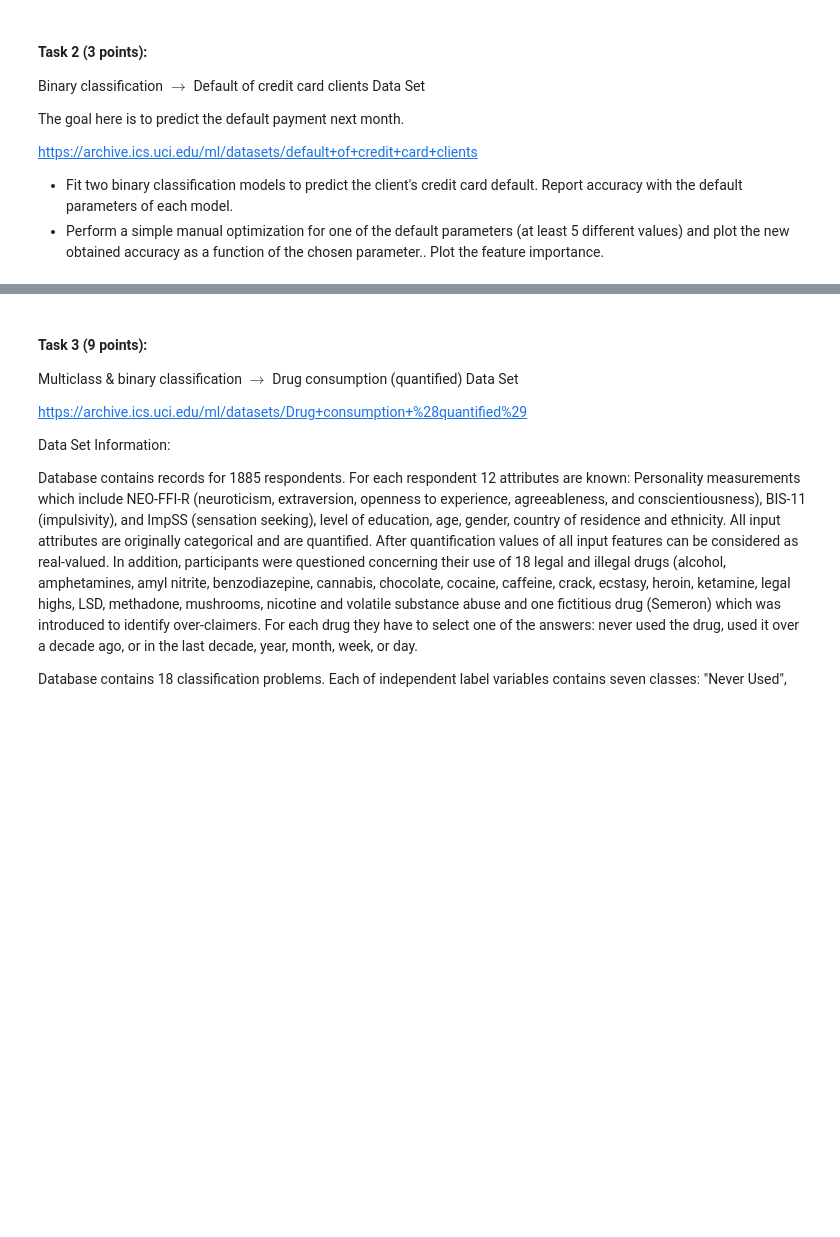
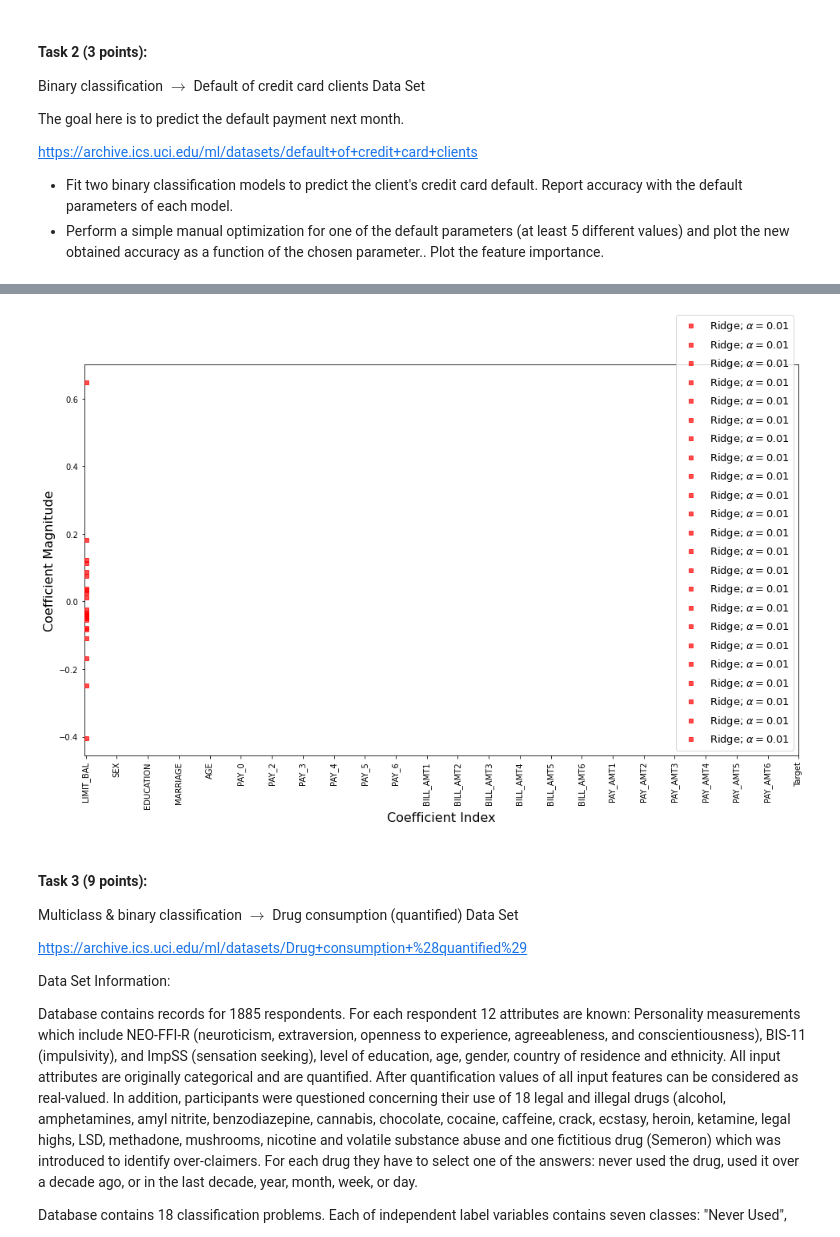
Before and after one commit to martinel-UAS/projects, a Jupyter notebook: Assignment_1/Assignment_1.ipynb, the cells around one changed output, grey strips where cells are left out. Drawn from its saved outputs; the diff is of its cells as text; code cells hidden in the pictures; blank space fills up the shorter version.

```diff
--- a/Assignment_1/Assignment_1.ipynb
+++ b/Assignment_1/Assignment_1.ipynb
@@ -164,0 +164,5 @@ df.head
+# %%
+# Split data
+X_train, X_test, y_train, y_test = train_test_split(X,y, test_size=0.3, random_state=42)
+print("X_train.shape: {} y_train.shape: {}".format(X_train.shape, y_train.shape))
+print("X_test.shape: {} y_test.shape: {}".format(X_test.shape, y_test.shape))
@@ -164,0 +226,31 @@ df.head
+# %%
+# Perform a simple manual optimization for one of the default parameters (at least 5 different values)
+c_param_range = [0.001, 0.01, 0.1, 1, 10, 100]
+models = ["Logistic Regression Train", "Logistic Regression Test", "Linear SVC Train", "Linear SVC Test"]
+
+log_reg_score_train = []
+log_reg_score_test = []
+lin_svc_score_train = []
+lin_svc_score_test = []
+
+r2_dataset = pd.DataFrame()
+r2_dataset["Model"] = models
+
+for i in c_param_range:
+
+    log_reg = LogisticRegression(C=i).fit(X_train, y_train)
+    lin_svc = LinearSVC(C=i).fit(X_train, y_train)
+
+    log_reg_score_train.append(log_reg.score(X_train, y_train))
+    log_reg_score_test.append(log_reg.score(X_test, y_test))
+
+    lin_svc_score_train.append(lin_svc.score(X_train, y_train))
+    lin_svc_score_test.append(lin_svc.score(X_test, y_test))
+
+    r2_dataset[f"C={i}"] = [
+        log_reg.score(X_train, y_train),
+        log_reg.score(X_test, y_test),
+        lin_svc.score(X_train, y_train),
+        lin_svc.score(X_test, y_test)
+                            ]
+r2_dataset
@@ -165,3 +263,14 @@ df.head
+# %%
+# Plot the coefficient magnitudes for the best model (Ridge - alpha 0.01)
+names = list(df.columns)
+plt.plot(log_reg.coef_,alpha=0.7,linestyle='none',marker='s',markersize=5,color='red',label=r'Ridge; $\alpha = 0.01$',zorder=7)
+plt.xlabel('Coefficient Index',fontsize=16)
+plt.ylabel('Coefficient Magnitude',fontsize=16)
+plt.xticks(range(len(names)), names, rotation=90)
+plt.legend(fontsize=13,loc=4)
+plt.show()
+# %% [output]
+[figure, added]
 # %% [markdown]
 #### Task 3 (9 points):
 
```
Also changed, not shown: parts of 12 cells of this notebook, 2 other files.
